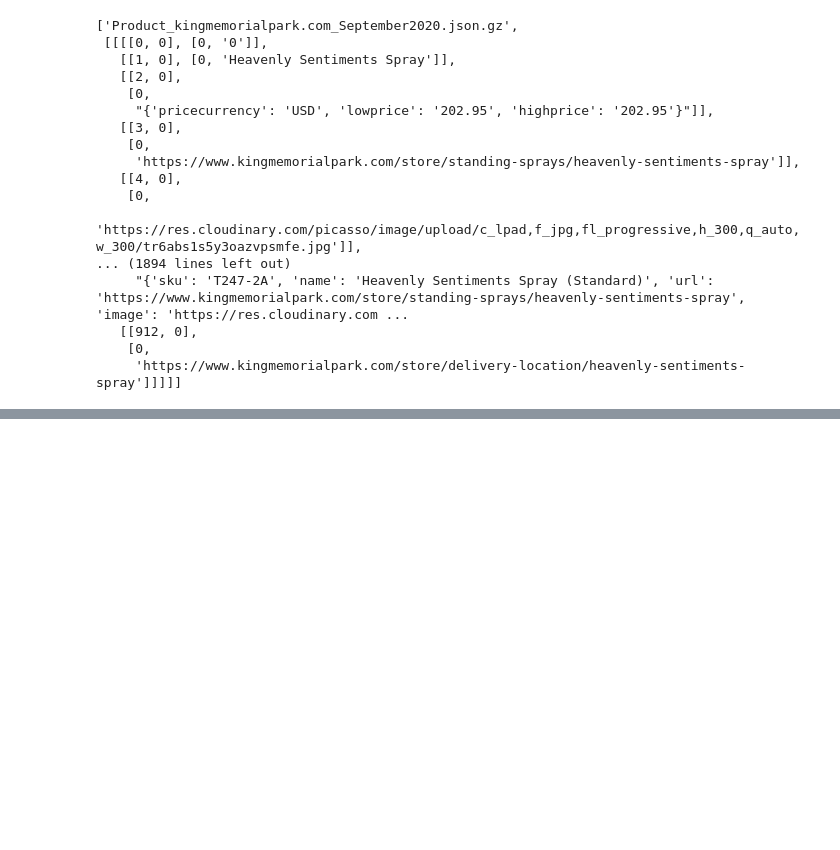
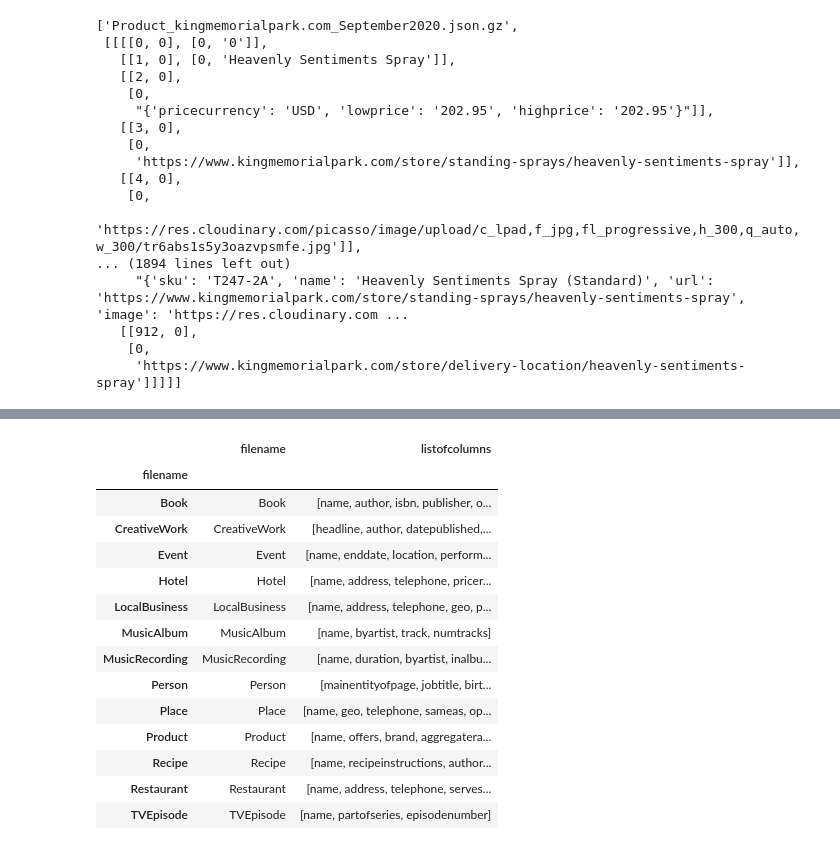
Before and after one commit to NiklasSabel/data_integration_using_deep_learning, a Jupyter notebook: notebooks/Schema/TURL/TURL_tables_jh.ipynb, the cells around one changed output, grey strips where cells are left out. Cells and saved outputs as stored; diff of their text form; code cells hidden in the pictures; blank space fills up the shorter version.

```diff
--- a/notebooks/Schema/TURL/TURL_tables_jh.ipynb
+++ b/notebooks/Schema/TURL/TURL_tables_jh.ipynb
@@ -292,0 +250,24 @@ wiki_col_type_df
+# %%
+path = '/work-ceph/bizer-tp2021/data_integration_using_deep_learning/src/data/data/CSV_files'
+tables = pd.read_csv(path + '/all_files_cleaned.csv')
+tables = tables.drop(columns={'Unnamed: 0'})
+target_columns = tables.groupby('filename')['column_name'].apply(list).reset_index(name='listofcolumns')
+target_columns.filename = target_columns.filename.str.split('_', expand = True)
+target_columns.index = target_columns['filename']
+target_columns
+# %% [output]
+|  | filename | listofcolumns |
+| filename |  |  |
+| Book | Book | [name, author, isbn, publisher, o... |
+| CreativeWork | CreativeWork | [headline, author, datepublished,... |
+| Event | Event | [name, enddate, location, perform... |
+| Hotel | Hotel | [name, address, telephone, pricer... |
+| LocalBusiness | LocalBusiness | [name, address, telephone, geo, p... |
+| MusicAlbum | MusicAlbum | [name, byartist, track, numtracks] |
+| MusicRecording | MusicRecording | [name, duration, byartist, inalbu... |
+| Person | Person | [mainentityofpage, jobtitle, birt... |
+| Place | Place | [name, geo, telephone, sameas, op... |
+| Product | Product | [name, offers, brand, aggregatera... |
+| Recipe | Recipe | [name, recipeinstructions, author... |
+| Restaurant | Restaurant | [name, address, telephone, serves... |
+| TVEpisode | TVEpisode | [name, partofseries, episodenumber] |
```
Also changed, not shown: parts of 7 cells of this notebook, 1 other file.
